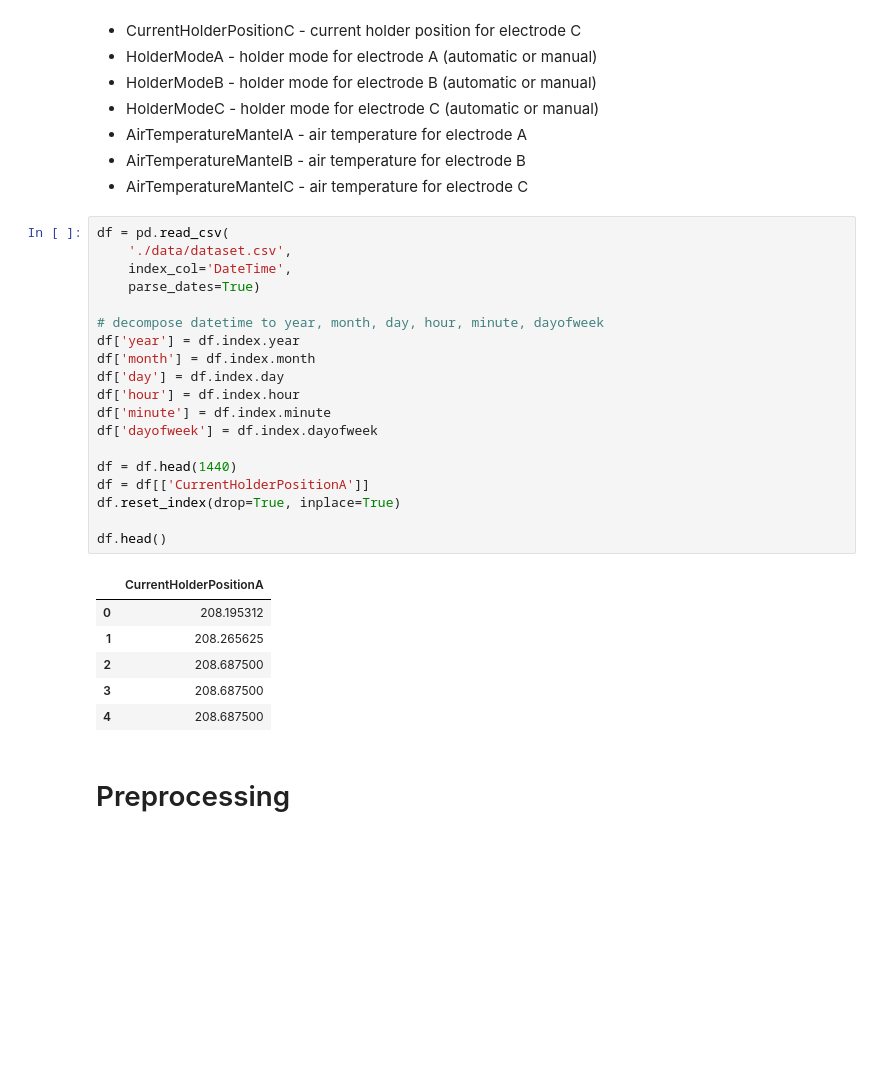
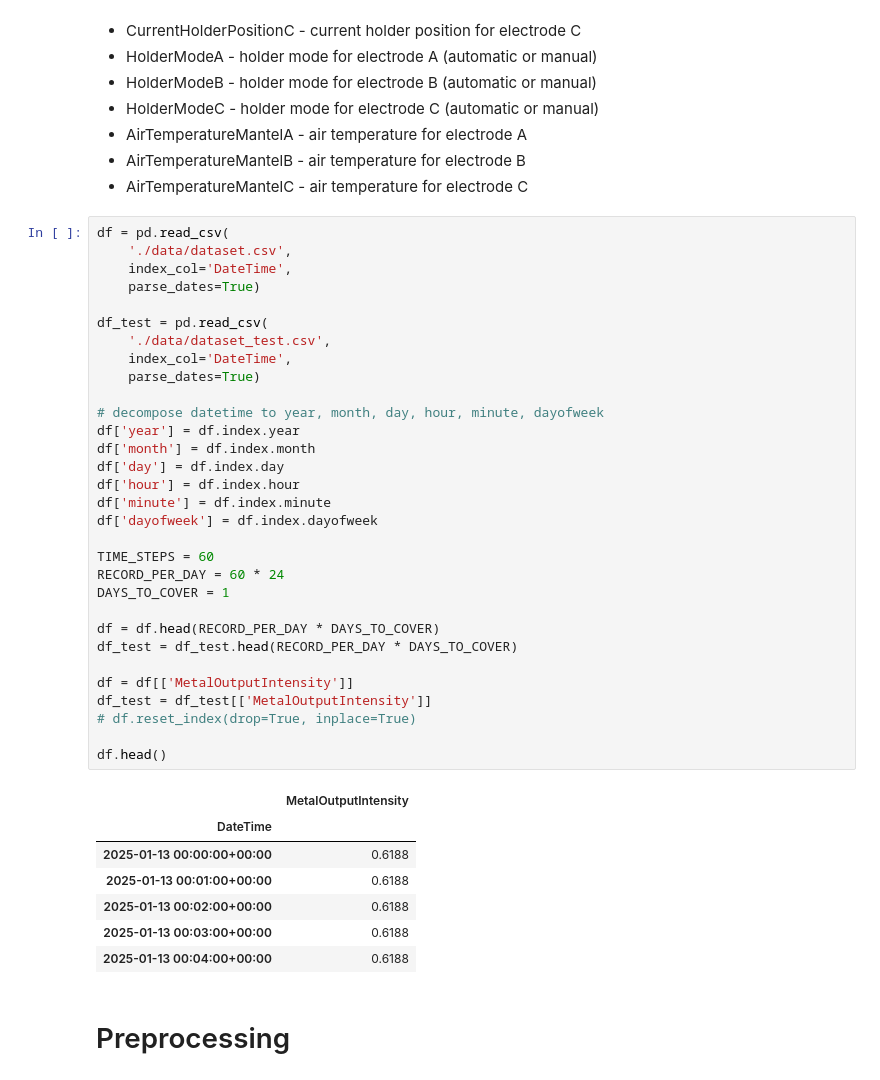
Before and after one commit to abzy128/factoryML, a Jupyter notebook: ml.ipynb, the cells around one changed output. Drawn from its saved outputs; the diff is of its cells as text; blank space fills up the shorter version.

```diff
--- a/ml.ipynb
+++ b/ml.ipynb
@@ -89,29 +96,42 @@ For specific electrodes:
 # %%
 df = pd.read_csv(
     './data/dataset.csv',
+    index_col='DateTime',
+    parse_dates=True)
+
+df_test = pd.read_csv(
+    './data/dataset_test.csv',
     index_col='DateTime',
     parse_dates=True)
 
 # decompose datetime to year, month, day, hour, minute, dayofweek
 df['year'] = df.index.year
 df['month'] = df.index.month
 df['day'] = df.index.day
 df['hour'] = df.index.hour
 df['minute'] = df.index.minute
 df['dayofweek'] = df.index.dayofweek
 
-df = df.head(1440)
-df = df[['CurrentHolderPositionA']]
-df.reset_index(drop=True, inplace=True)
+TIME_STEPS = 60
+RECORD_PER_DAY = 60 * 24
+DAYS_TO_COVER = 1
+
+df = df.head(RECORD_PER_DAY * DAYS_TO_COVER)
+df_test = df_test.head(RECORD_PER_DAY * DAYS_TO_COVER)
+
+df = df[['MetalOutputIntensity']]
+df_test = df_test[['MetalOutputIntensity']]
+# df.reset_index(drop=True, inplace=True)
 
 df.head()
 # %% [output]
-|  | CurrentHolderPositionA |
-| 0 | 208.195312 |
-| 1 | 208.265625 |
-| 2 | 208.687500 |
-| 3 | 208.687500 |
-| 4 | 208.687500 |
+|  | MetalOutputIntensity |
+| DateTime |  |
+| 2025-01-13 00:00:00+00:00 | 0.6188 |
+| 2025-01-13 00:01:00+00:00 | 0.6188 |
+| 2025-01-13 00:02:00+00:00 | 0.6188 |
+| 2025-01-13 00:03:00+00:00 | 0.6188 |
+| 2025-01-13 00:04:00+00:00 | 0.6188 |
 # %% [markdown]
 # Preprocessing
 # %%
```
Also changed, not shown: parts of 14 cells of this notebook, 3 other files.
